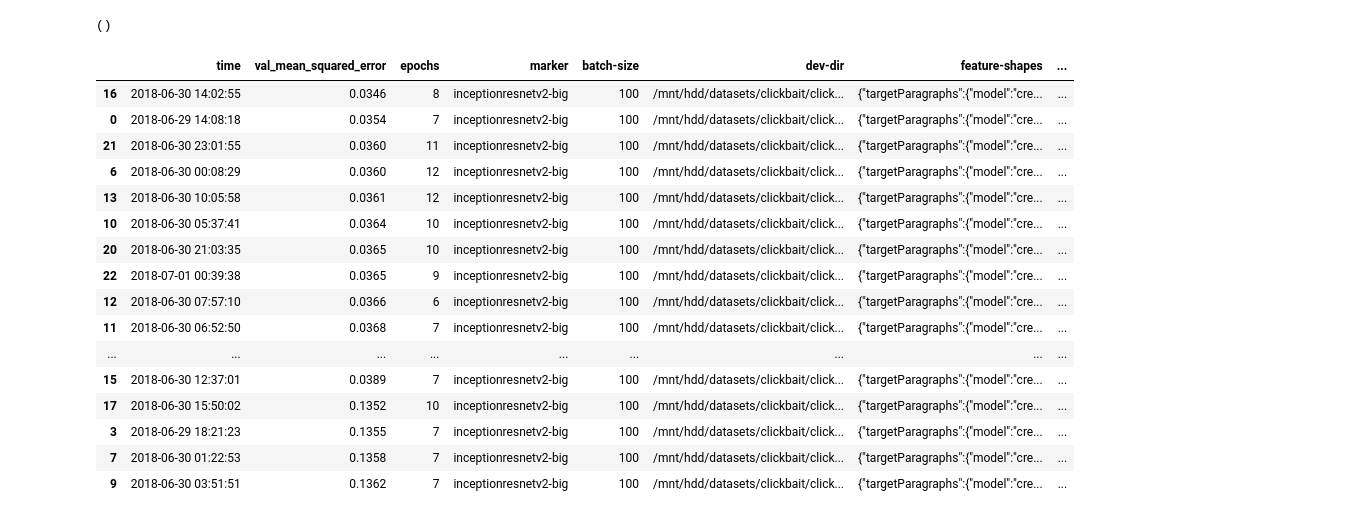
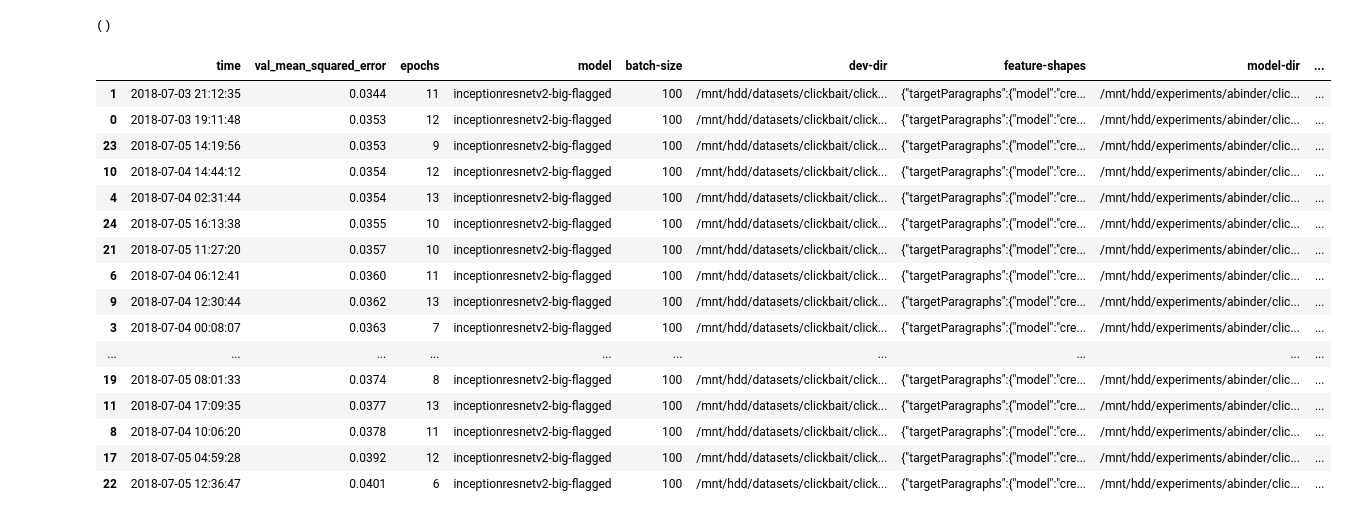
Before and after one commit to ArneBinder/clickbait, a Jupyter notebook: results/clickbait.ipynb, the cells around one changed output. Drawn from its saved outputs; the diff is of its cells as text; code cells hidden in the pictures.

```diff
--- a/results/clickbait.ipynb
+++ b/results/clickbait.ipynb
@@ -12,7 +12,7 @@ def parameter_string_to_dict(parameters):
     parameters_dict = dict([p.split(' ') for p in parameters_list])
     return parameters_dict
 
-def read_scores(path, marker):
+def read_scores(path, model):
     df_scores = pd.read_csv(path, sep='\t',
                      names=['time', 'val_mean_squared_error', 'epochs', 'parameters'],
                      converters={'time': (lambda x: x.split(': ')[1]),
@@ -20,7 +20,7 @@ def read_scores(path, marker):
                                  'epochs': (lambda x: x.split(': ')[1]),
                                  'parameters': (lambda x: parameter_string_to_dict(x.split(': ')[1]))}
                     )
-    df_scores['marker'] = marker
+    df_scores['model'] = model
     df_params = pd.DataFrame(df_scores['parameters'].tolist())
     del df_scores['parameters']
     return pd.concat([df_scores, df_params], axis=1)
@@ -28,19 +28,23 @@ def read_scores(path, marker):
 #base_path = '/mnt/DATA/ML/training/keras/clickbait/server'
 base_path = os.getcwd()
 df_wimages = read_scores(path=os.path.join(base_path, 'scores-inceptionresnetv2.orig.txt'),
-                         marker='inceptionresnetv2')
+                         model='inceptionresnetv2')
 df_noimages = read_scores(path=os.path.join(base_path, 'scores-noimages.orig.txt'),
-                         marker='noimage')
+                         model='noimages')
 df_wimages_big = read_scores(path=os.path.join(base_path, 'scores-inceptionresnetv2-big.orig.txt'),
-                         marker='inceptionresnetv2-big')
+                         model='inceptionresnetv2-big')
 df_noimages_big = read_scores(path=os.path.join(base_path, 'scores-noimages-big.orig.txt'),
-                         marker='None-big')
+                         model='noimages-big')
+
+df_wimages_big_flagged = read_scores(path=os.path.join(base_path, 'scores-inceptionresnetv2-big-flagged.orig.txt'),
+                         model='inceptionresnetv2-big-flagged')
 
 df = pd.concat([
     #df_wimages,
     #df_noimages,
-    df_wimages_big,
-    df_noimages_big
+    #df_wimages_big,
+    df_noimages_big,
+    df_wimages_big_flagged
 ], sort=False)
 
 # REMOVE OUTLIERS
@@ -49,7 +53,7 @@ df = pd.concat([
 #df = df[df_grouped.transform(lambda x : (x<x.quantile(0.95))&(x>(x.quantile(0.05)))).eq(1)]
 # total
 #df = df[df['val_mean_squared_error'].transform(lambda x : (x<x.quantile(0.95))&(x>(x.quantile(0.05)))).eq(1)]
-df = df[df['val_mean_squared_error'] < 0.1]
+#df = df[df['val_mean_squared_error'] < 0.1]
 
 #df.sort_values('val_mean_squared_error')
 df
@@ -117,25 +121,25 @@ np.asarray(axes).shape
 ()
 # %%
 pd.set_option('display.max_colwidth', -1)
-df_wimages_big.sort_values(by=['val_mean_squared_error', 'model-dir'])
+df_wimages_big_flagged.sort_values(by=['val_mean_squared_error', 'model-dir'])
 # %% [output]
-|  | time | val_mean_squared_error | epochs | marker | batch-size | dev-dir | feature-shapes | ... |
-| 16 | 2018-06-30 14:02:55 | 0.0346 | 8 | inceptionresnetv2-big | 100 | /mnt/hdd/datasets/clickbait/click... | {"targetParagraphs":{"model":"cre... | ... |
-| 0 | 2018-06-29 14:08:18 | 0.0354 | 7 | inceptionresnetv2-big | 100 | /mnt/hdd/datasets/clickbait/click... | {"targetParagraphs":{"model":"cre... | ... |
-| 21 | 2018-06-30 23:01:55 | 0.0360 | 11 | inceptionresnetv2-big | 100 | /mnt/hdd/datasets/clickbait/click... | {"targetParagraphs":{"model":"cre... | ... |
-| 6 | 2018-06-30 00:08:29 | 0.0360 | 12 | inceptionresnetv2-big | 100 | /mnt/hdd/datasets/clickbait/click... | {"targetParagraphs":{"model":"cre... | ... |
-| 13 | 2018-06-30 10:05:58 | 0.0361 | 12 | inceptionresnetv2-big | 100 | /mnt/hdd/datasets/clickbait/click... | {"targetParagraphs":{"model":"cre... | ... |
-| 10 | 2018-06-30 05:37:41 | 0.0364 | 10 | inceptionresnetv2-big | 100 | /mnt/hdd/datasets/clickbait/click... | {"targetParagraphs":{"model":"cre... | ... |
-| 20 | 2018-06-30 21:03:35 | 0.0365 | 10 | inceptionresnetv2-big | 100 | /mnt/hdd/datasets/clickbait/click... | {"targetParagraphs":{"model":"cre... | ... |
-| 22 | 2018-07-01 00:39:38 | 0.0365 | 9 | inceptionresnetv2-big | 100 | /mnt/hdd/datasets/clickbait/click... | {"targetParagraphs":{"model":"cre... | ... |
-| 12 | 2018-06-30 07:57:10 | 0.0366 | 6 | inceptionresnetv2-big | 100 | /mnt/hdd/datasets/clickbait/click... | {"targetParagraphs":{"model":"cre... | ... |
-| 11 | 2018-06-30 06:52:50 | 0.0368 | 7 | inceptionresnetv2-big | 100 | /mnt/hdd/datasets/clickbait/click... | {"targetParagraphs":{"model":"cre... | ... |
-| ... | ... | ... | ... | ... | ... | ... | ... | ... |
-| 15 | 2018-06-30 12:37:01 | 0.0389 | 7 | inceptionresnetv2-big | 100 | /mnt/hdd/datasets/clickbait/click... | {"targetParagraphs":{"model":"cre... | ... |
-| 17 | 2018-06-30 15:50:02 | 0.1352 | 10 | inceptionresnetv2-big | 100 | /mnt/hdd/datasets/clickbait/click... | {"targetParagraphs":{"model":"cre... | ... |
-| 3 | 2018-06-29 18:21:23 | 0.1355 | 7 | inceptionresnetv2-big | 100 | /mnt/hdd/datasets/clickbait/click... | {"targetParagraphs":{"model":"cre... | ... |
-| 7 | 2018-06-30 01:22:53 | 0.1358 | 7 | inceptionresnetv2-big | 100 | /mnt/hdd/datasets/clickbait/click... | {"targetParagraphs":{"model":"cre... | ... |
-| 9 | 2018-06-30 03:51:51 | 0.1362 | 7 | inceptionresnetv2-big | 100 | /mnt/hdd/datasets/clickbait/click... | {"targetParagraphs":{"model":"cre... | ... |
+|  | time | val_mean_squared_error | epochs | model | batch-size | dev-dir | feature-shapes | model-dir | ... |
+| 1 | 2018-07-03 21:12:35 | 0.0344 | 11 | inceptionresnetv2-big-flagged | 100 | /mnt/hdd/datasets/clickbait/click... | {"targetParagraphs":{"model":"cre... | /mnt/hdd/experiments/abinder/clic... | ... |
+| 0 | 2018-07-03 19:11:48 | 0.0353 | 12 | inceptionresnetv2-big-flagged | 100 | /mnt/hdd/datasets/clickbait/click... | {"targetParagraphs":{"model":"cre... | /mnt/hdd/experiments/abinder/clic... | ... |
+| 23 | 2018-07-05 14:19:56 | 0.0353 | 9 | inceptionresnetv2-big-flagged | 100 | /mnt/hdd/datasets/clickbait/click... | {"targetParagraphs":{"model":"cre... | /mnt/hdd/experiments/abinder/clic... | ... |
+| 10 | 2018-07-04 14:44:12 | 0.0354 | 12 | inceptionresnetv2-big-flagged | 100 | /mnt/hdd/datasets/clickbait/click... | {"targetParagraphs":{"model":"cre... | /mnt/hdd/experiments/abinder/clic... | ... |
+| 4 | 2018-07-04 02:31:44 | 0.0354 | 13 | inceptionresnetv2-big-flagged | 100 | /mnt/hdd/datasets/clickbait/click... | {"targetParagraphs":{"model":"cre... | /mnt/hdd/experiments/abinder/clic... | ... |
+| 24 | 2018-07-05 16:13:38 | 0.0355 | 10 | inceptionresnetv2-big-flagged | 100 | /mnt/hdd/datasets/clickbait/click... | {"targetParagraphs":{"model":"cre... | /mnt/hdd/experiments/abinder/clic... | ... |
+| 21 | 2018-07-05 11:27:20 | 0.0357 | 10 | inceptionresnetv2-big-flagged | 100 | /mnt/hdd/datasets/clickbait/click... | {"targetParagraphs":{"model":"cre... | /mnt/hdd/experiments/abinder/clic... | ... |
+| 6 | 2018-07-04 06:12:41 | 0.0360 | 11 | inceptionresnetv2-big-flagged | 100 | /mnt/hdd/datasets/clickbait/click... | {"targetParagraphs":{"model":"cre... | /mnt/hdd/experiments/abinder/clic... | ... |
+| 9 | 2018-07-04 12:30:44 | 0.0362 | 13 | inceptionresnetv2-big-flagged | 100 | /mnt/hdd/datasets/clickbait/click... | {"targetParagraphs":{"model":"cre... | /mnt/hdd/experiments/abinder/clic... | ... |
+| 3 | 2018-07-04 00:08:07 | 0.0363 | 7 | inceptionresnetv2-big-flagged | 100 | /mnt/hdd/datasets/clickbait/click... | {"targetParagraphs":{"model":"cre... | /mnt/hdd/experiments/abinder/clic... | ... |
+| ... | ... | ... | ... | ... | ... | ... | ... | ... | ... |
+| 19 | 2018-07-05 08:01:33 | 0.0374 | 8 | inceptionresnetv2-big-flagged | 100 | /mnt/hdd/datasets/clickbait/click... | {"targetParagraphs":{"model":"cre... | /mnt/hdd/experiments/abinder/clic... | ... |
+| 11 | 2018-07-04 17:09:35 | 0.0377 | 13 | inceptionresnetv2-big-flagged | 100 | /mnt/hdd/datasets/clickbait/click... | {"targetParagraphs":{"model":"cre... | /mnt/hdd/experiments/abinder/clic... | ... |
+| 8 | 2018-07-04 10:06:20 | 0.0378 | 11 | inceptionresnetv2-big-flagged | 100 | /mnt/hdd/datasets/clickbait/click... | {"targetParagraphs":{"model":"cre... | /mnt/hdd/experiments/abinder/clic... | ... |
+| 17 | 2018-07-05 04:59:28 | 0.0392 | 12 | inceptionresnetv2-big-flagged | 100 | /mnt/hdd/datasets/clickbait/click... | {"targetParagraphs":{"model":"cre... | /mnt/hdd/experiments/abinder/clic... | ... |
+| 22 | 2018-07-05 12:36:47 | 0.0401 | 6 | inceptionresnetv2-big-flagged | 100 | /mnt/hdd/datasets/clickbait/click... | {"targetParagraphs":{"model":"cre... | /mnt/hdd/experiments/abinder/clic... | ... |
 # %%
 pd.set_option('display.max_colwidth', -1)
 df_noimages_big.sort_values(by=['val_mean_squared_error', 'model-dir'])
```
Also changed, not shown: parts of 5 cells of this notebook, 1 other file.
